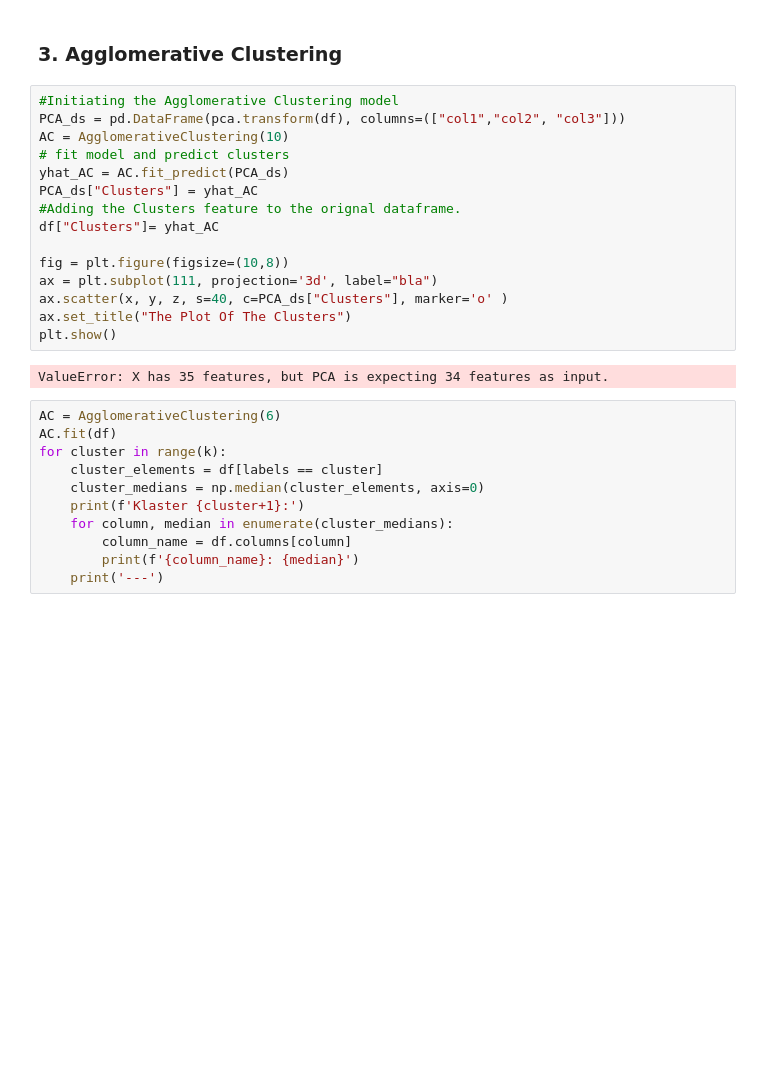
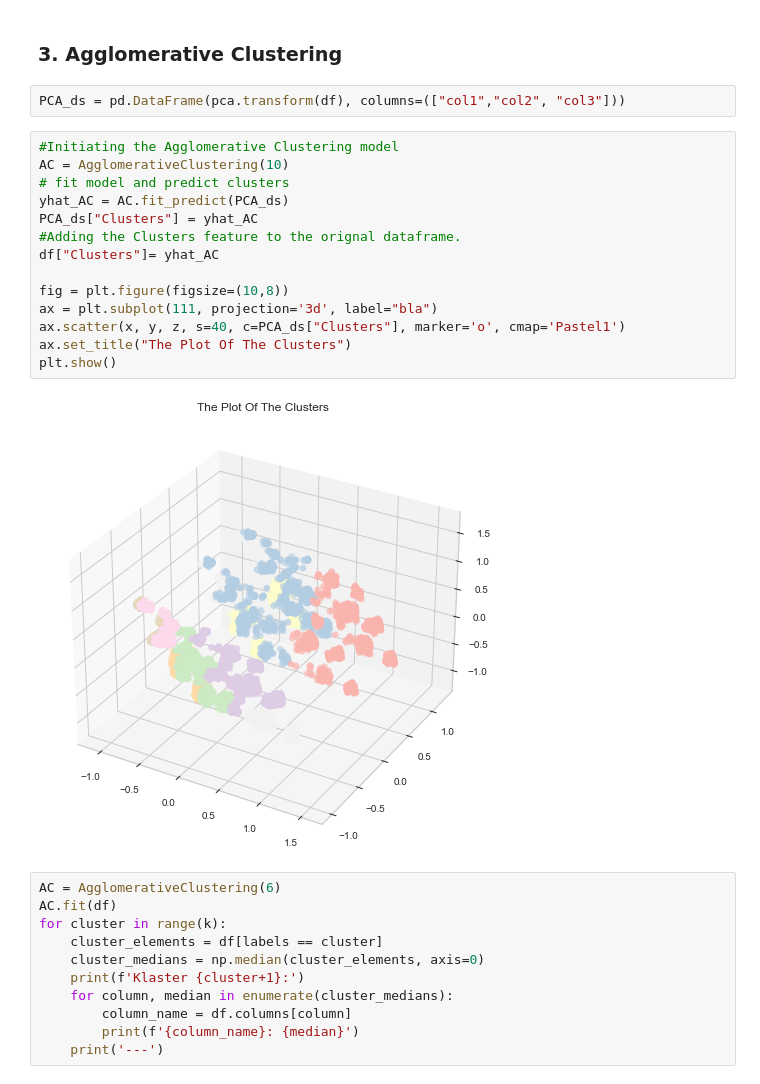
Before and after one commit to SawickiK/ML-Clustering, a Jupyter notebook: ClusteringNanowo.ipynb, the cells around one changed output. Drawn from its saved outputs; the diff is of its cells as text; blank space fills up the shorter version.

```diff
--- a/ClusteringNanowo.ipynb
+++ b/ClusteringNanowo.ipynb
@@ -299,23 +299,24 @@ plt.show()
 [figure]
 # %% [markdown]
 ### 3. Agglomerative Clustering
+# %%
+PCA_ds = pd.DataFrame(pca.transform(df), columns=(["col1","col2", "col3"]))
 # %%
 #Initiating the Agglomerative Clustering model
-PCA_ds = pd.DataFrame(pca.transform(df), columns=(["col1","col2", "col3"]))
 AC = AgglomerativeClustering(10)
 # fit model and predict clusters
 yhat_AC = AC.fit_predict(PCA_ds)
 PCA_ds["Clusters"] = yhat_AC
 #Adding the Clusters feature to the orignal dataframe.
 df["Clusters"]= yhat_AC
 
 fig = plt.figure(figsize=(10,8))
 ax = plt.subplot(111, projection='3d', label="bla")
-ax.scatter(x, y, z, s=40, c=PCA_ds["Clusters"], marker='o' )
+ax.scatter(x, y, z, s=40, c=PCA_ds["Clusters"], marker='o', cmap='Pastel1')
 ax.set_title("The Plot Of The Clusters")
 plt.show()
 # %% [output]
-ValueError: X has 35 features, but PCA is expecting 34 features as input.
+[figure, added]
 # %%
 AC = AgglomerativeClustering(6)
 AC.fit(df)
```
